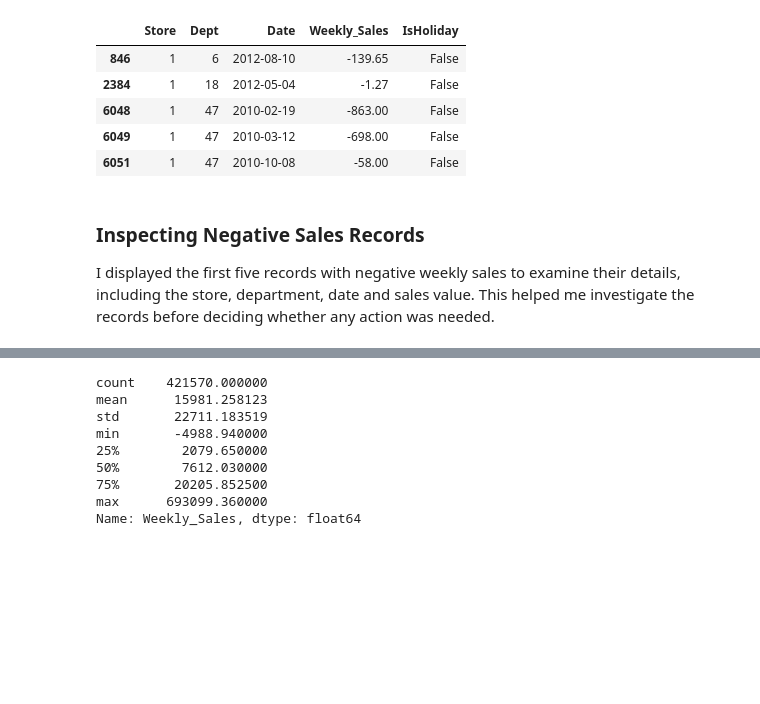
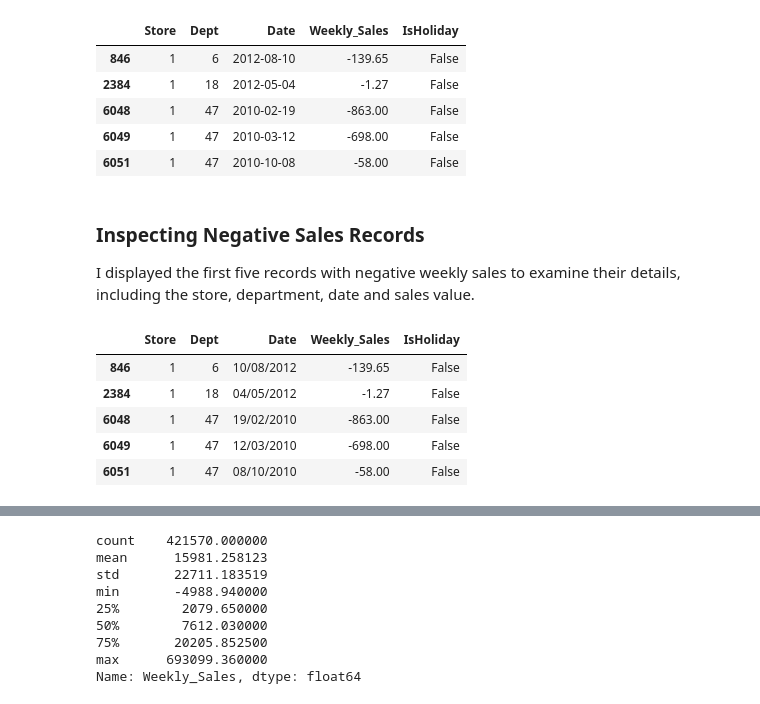
Before and after one commit to yetundeokunlade-commits/retail-sales-analysis, a Jupyter notebook: jupyter_notebooks/Notebook_Template.ipynb, the cells around one changed output, grey strips where cells are left out. Cells and saved outputs as stored; diff of their text form; code cells hidden in the pictures; blank space fills up the shorter version.

```diff
--- a/jupyter_notebooks/Notebook_Template.ipynb
+++ b/jupyter_notebooks/Notebook_Template.ipynb
@@ -320,4 +337,14 @@ negative_sales.head()
 # %% [markdown]
 ### Inspecting Negative Sales Records
 
-I displayed the first five records with negative weekly sales to examine their details, including the store, department, date and sales value. This helped me investigate the records before deciding whether any action was needed.
+I displayed the first five records with negative weekly sales to examine their details, including the store, department, date and sales value.
+# %%
+# Display the first five records with negative weekly sales.
+negative_sales.head()
+# %% [output]
+|  | Store | Dept | Date | Weekly_Sales | IsHoliday |
+| 846 | 1 | 6 | 10/08/2012 | -139.65 | False |
+| 2384 | 1 | 18 | 04/05/2012 | -1.27 | False |
+| 6048 | 1 | 47 | 19/02/2010 | -863.00 | False |
+| 6049 | 1 | 47 | 12/03/2010 | -698.00 | False |
+| 6051 | 1 | 47 | 08/10/2010 | -58.00 | False |
```
Also changed, not shown: parts of 48 cells of this notebook.
